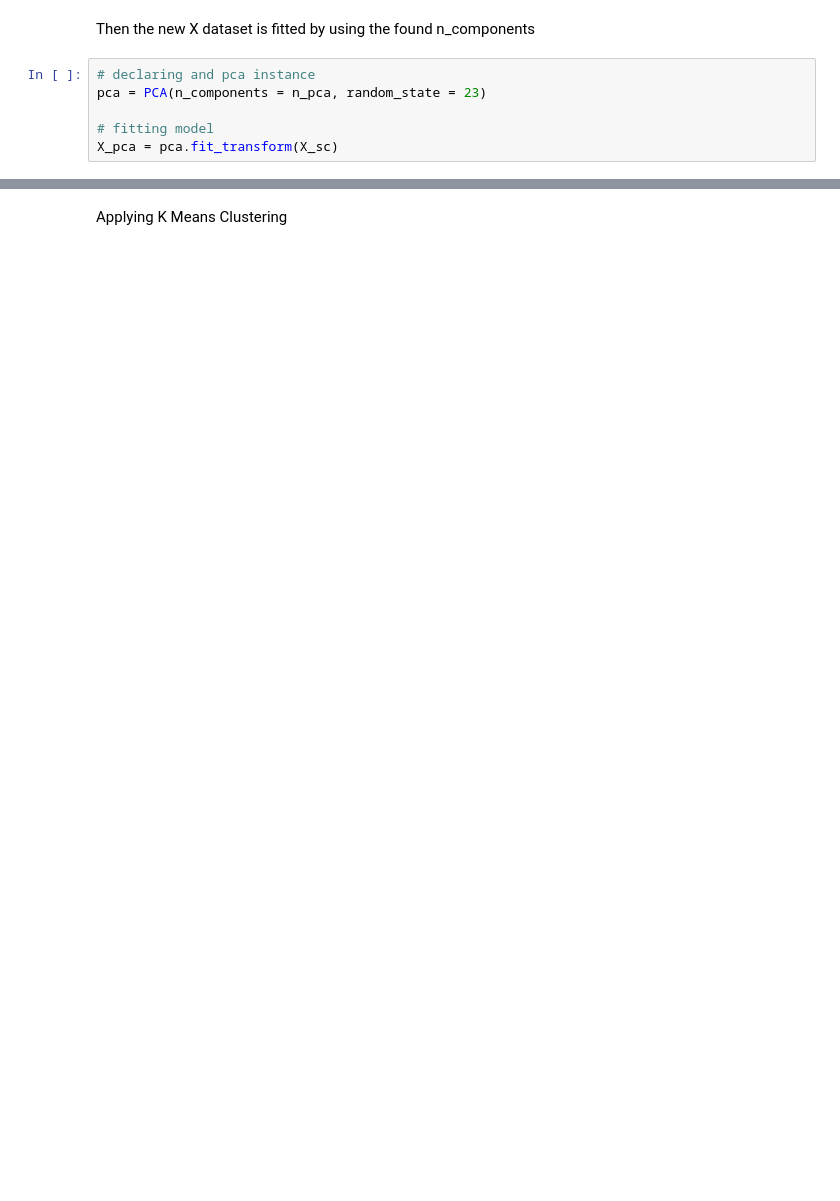
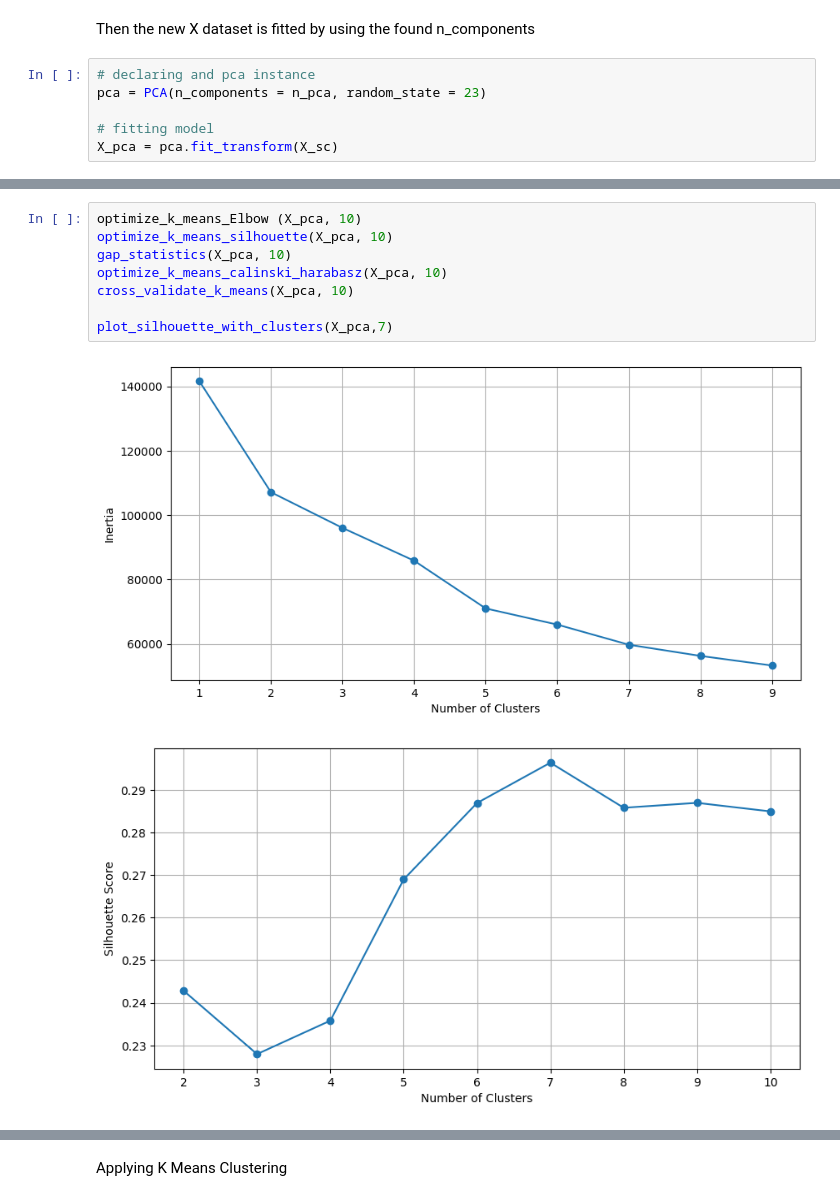
Before and after one commit to JoseGarayar/clustering_utec, a Jupyter notebook: notebook_roberth.ipynb, the cells around one changed output, grey strips where cells are left out. Drawn from its saved outputs; the diff is of its cells as text; blank space fills up the shorter version.

```diff
--- a/notebook_roberth.ipynb
+++ b/notebook_roberth.ipynb
@@ -97,0 +227,11 @@ optimize_k_means (X_pca, 10)
+# %%
+optimize_k_means_Elbow (X_pca, 10)
+optimize_k_means_silhouette(X_pca, 10)
+gap_statistics(X_pca, 10)
+optimize_k_means_calinski_harabasz(X_pca, 10)
+cross_validate_k_means(X_pca, 10)
+
+plot_silhouette_with_clusters(X_pca,7)
+# %% [output]
+[figure, added]
+[figure, added]
```
Also changed, not shown: parts of 13 cells of this notebook, 1 other file.
